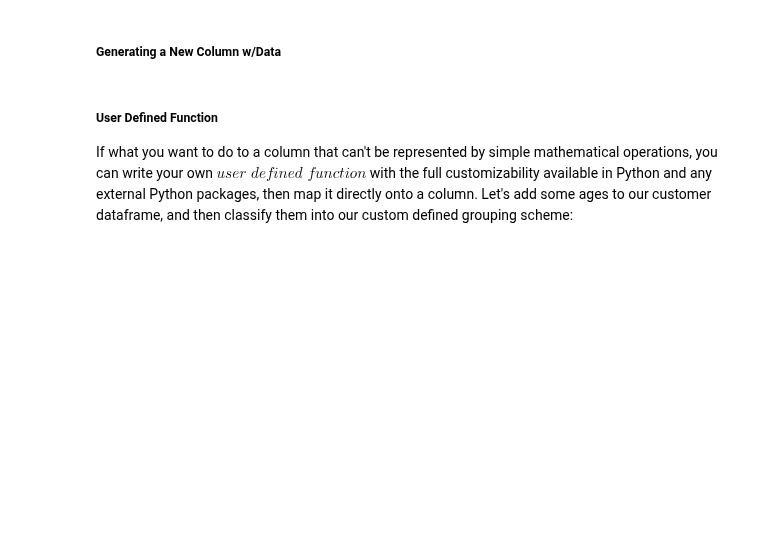
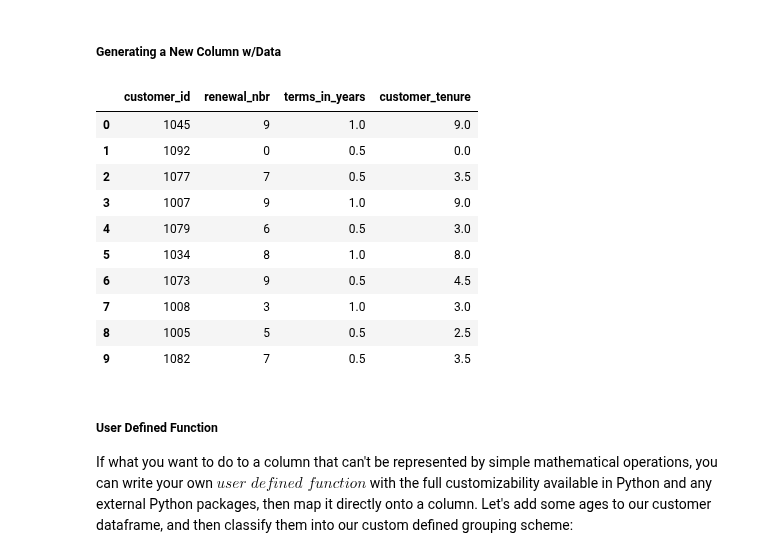
Before and after one commit to somas1/CT, a Jupyter notebook: Pandas/Pandas_Walkthrough_Student_Copy.ipynb, the cells around one changed output. Cells and saved outputs as stored; diff of their text form; code cells hidden in the pictures; blank space fills up the shorter version.

```diff
--- a/Pandas/Pandas_Walkthrough_Student_Copy.ipynb
+++ b/Pandas/Pandas_Walkthrough_Student_Copy.ipynb
@@ -595,6 +595,21 @@ customers
 ##### Generating a New Column w/Data
 # %%
 # DataFrame['key'] = Some Calculation from our DataFrame Columns
+customers['customer_tenure'] = customers['renewal_nbr'] * customers['terms_in_years']
+
+customers
+# %% [output]
+|  | customer_id | renewal_nbr | terms_in_years | customer_tenure |
+| 0 | 1045 | 9 | 1.0 | 9.0 |
+| 1 | 1092 | 0 | 0.5 | 0.0 |
+| 2 | 1077 | 7 | 0.5 | 3.5 |
+| 3 | 1007 | 9 | 1.0 | 9.0 |
+| 4 | 1079 | 6 | 0.5 | 3.0 |
+| 5 | 1034 | 8 | 1.0 | 8.0 |
+| 6 | 1073 | 9 | 0.5 | 4.5 |
+| 7 | 1008 | 3 | 1.0 | 3.0 |
+| 8 | 1005 | 5 | 0.5 | 2.5 |
+| 9 | 1082 | 7 | 0.5 | 3.5 |
 # %% [markdown]
 ##### User Defined Function
 
```
